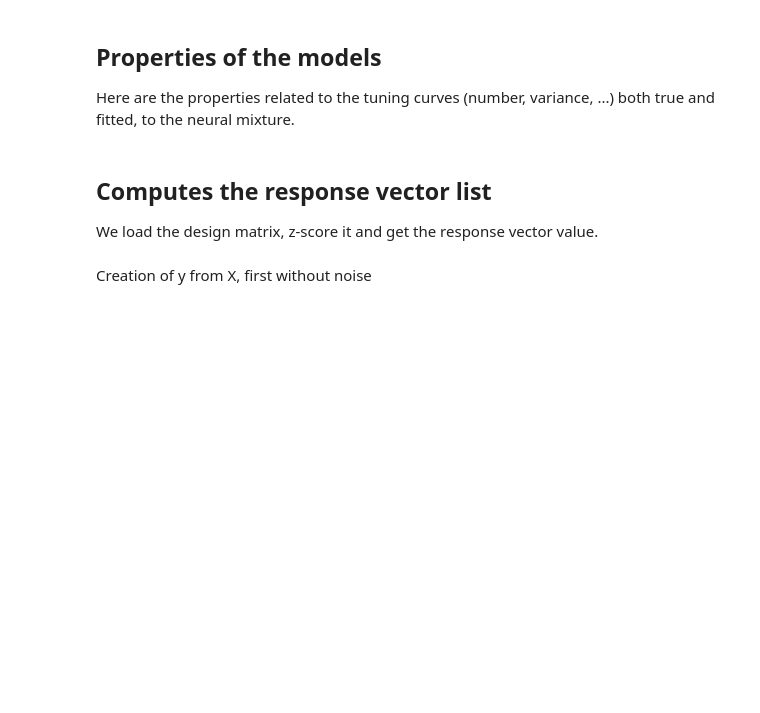
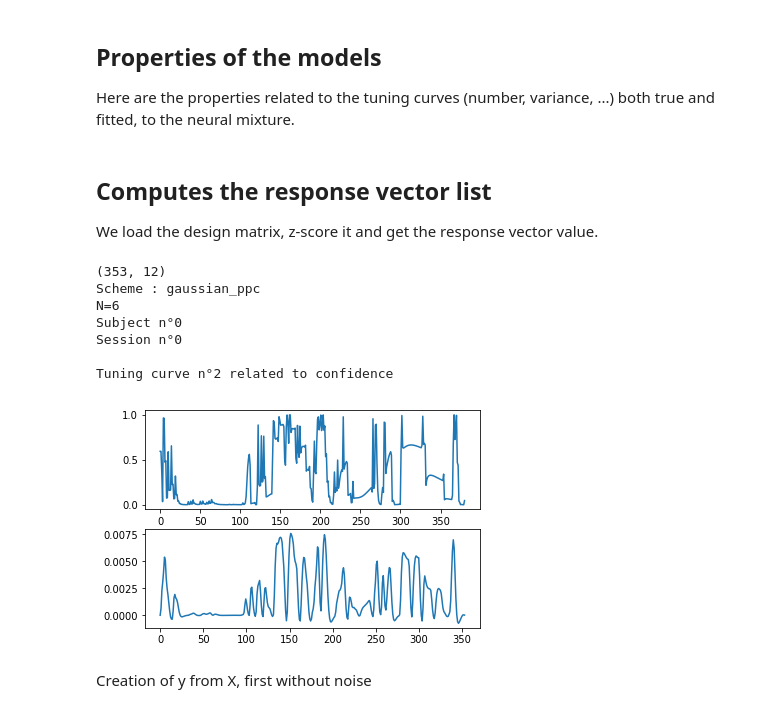
Before and after one commit to sebastiendemortain/neural-coding-of-probabilities, a Jupyter notebook: simulation_results.ipynb, the cells around one changed output. Drawn from its saved outputs; the diff is of its cells as text; code cells hidden in the pictures; blank space fills up the shorter version.

Commit message:
plots to check link between X and tc values

```diff
--- a/simulation_results.ipynb
+++ b/simulation_results.ipynb
@@ -44,8 +44,8 @@ scheme_array = ['gaussian_ppc', 'sigmoid_ppc', 'gaussian_dpc', 'sigmoid_dpc']
 n_schemes = len(scheme_array)
 
 # The parameters related to the tuning curves to be explored
-#N_array = np.array([2, 4, 6, 8, 10, 14, 20])
-N_array = np.array([6, 8, 10, 14, 16, 20])
+N_array = np.array([2, 4, 6, 8, 10, 14, 20])
+#N_array = np.array([6, 8, 10, 14, 16, 20])
 
 t_mu_gaussian_array = np.array([0.15, 0.1, 7e-2, 5e-2, 4e-2, 3e-2, 2e-2])
 t_conf_gaussian_array = np.array([0.25, 0.15, 0.10, 8e-2, 6e-2, 4e-2, 3e-2])
@@ -88,6 +88,7 @@ distrib_type = 'HMM'
 snr = 0.1
 
 # Type of regression
+regr = linear_model.LinearRegression(n_jobs=-1)
 # %% [markdown]
 ## Computes the response vector list
 
@@ -121,3 +124,67 @@ for k_fit_scheme, k_fit_N, k_subject in itertools.product(range(n_schemes), rang
+# %%
+# Load the design matrices
+with open("output/design_matrices/X_20sub.txt", "rb") as fp:   # Unpickling
+    X = pickle.load(fp)
+
+# Plot signal compared to summary statistics
+k_scheme = 0
+k_N = 2
+k_subject = 0
+k_session = 0
+n_stimuli = 380
+
+# Test everything is fine
+mu = p1g2_mu_array[k_subject][k_session][0, :n_stimuli]
+conf = -np.log(p1g2_sd_array[k_subject][k_session][0, :n_stimuli])
+dist = p1g2_dist_array[k_subject][k_session][:, :n_stimuli]
+
+# For gaussian PPC
+N = N_array[k_N]
+tc_type = 'gaussian'
+t_conf = t_conf_gaussian_array[k_N]
+tc_conf = tuning_curve(tc_type, N, t_conf, tc_lower_bound_conf, tc_upper_bound_conf)
+#t_mu = t_mu_gaussian_array[k_N]
+#tc_mu = tuning_curve(tc_type, N, t_mu, tc_lower_bound_mu, tc_upper_bound_mu)
+
+i = 2# Tuning curve index
+
+tc_signal =  tc_conf.f(conf, i)
+print(X[k_scheme][k_N][k_subject][k_session].shape)
+data_signal = copy.deepcopy(X[k_scheme][k_N][k_subject][k_session][:, N+i])
+
+print('Scheme : '+scheme_array[k_scheme])
+print('N='+str(N))
+print('Subject n°'+str(k_subject))
+print('Session n°'+str(k_session)+'\n')
+print('Tuning curve n°'+str(i)+' related to confidence')
+
+fig = plt.figure()
+ax_up = fig.add_subplot(211)
+ax_up.plot(np.linspace(0, n_stimuli, n_stimuli), tc_signal)
+ax_down = fig.add_subplot(212)
+ax_down.plot(np.linspace(0, len(data_signal), len(data_signal)), data_signal)
+plt.show()
+
+#fig1 = plt.figure()
+#conf = np.linspace(tc_lower_bound_conf, tc_upper_bound_conf, 1000)
+#for i in range(N):
+#    plt.plot(conf, tc_conf.f(conf, i))
+#plt.show()
+
+#fig2 = plt.figure()
+#conf = np.linspace(tc_lower_bound_conf, tc_upper_bound_conf, 1000)
+#conf = -np.log(p1g2_sd_array[k_subject][k_session][0, :n_stimuli])
+#plt.plot(np.linspace(0, len(conf), len(conf)), conf)
+#plt.show()
+# %% [output]
+(353, 12)
+Scheme : gaussian_ppc
+N=6
+Subject n°0
+Session n°0
+
+Tuning curve n°2 related to confidence
+[figure, added]
 # %% [markdown]
 Creation of y from X, first without noise
 # %%
```
Also changed, not shown: parts of 2 cells of this notebook.
